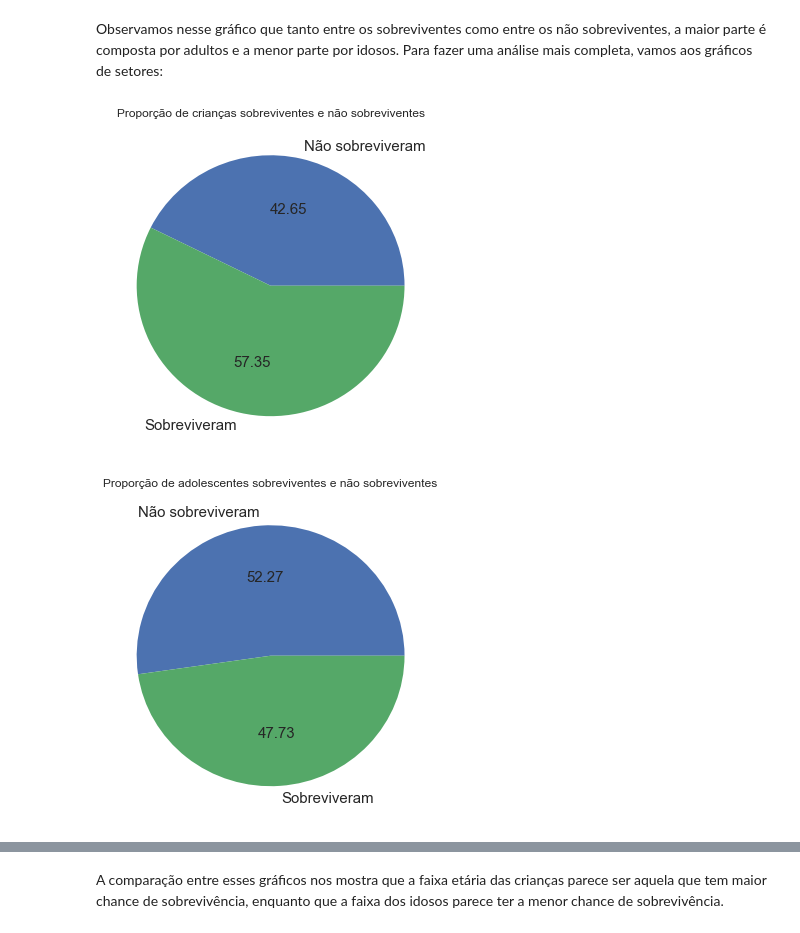
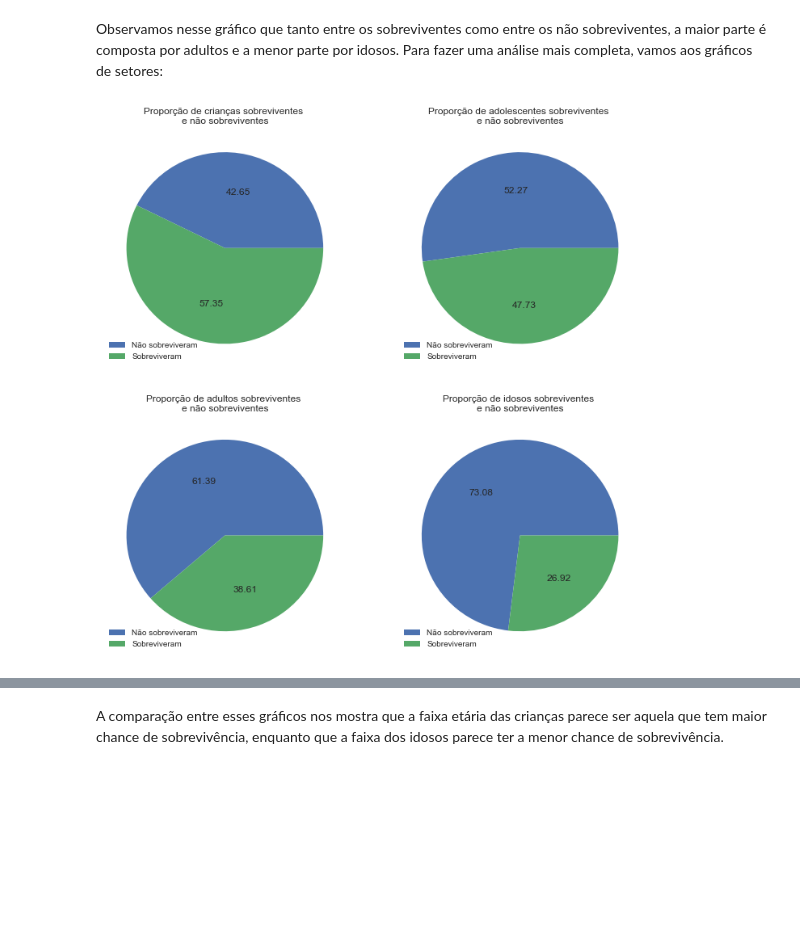
Before and after one commit to nadson12/Projeto_Titanic, a Jupyter notebook: titanic.ipynb, the cells around one changed output, grey strips where cells are left out. Cells and saved outputs as stored; diff of their text form; code cells hidden in the pictures; blank space fills up the shorter version.

```diff
--- a/titanic.ipynb
+++ b/titanic.ipynb
@@ -847,10 +891,6 @@ plot_comparation_bar(df_age, "AgeRange", "proportion", "bar")
 # %% [markdown]
 Observamos nesse gráfico que tanto entre os sobreviventes como entre os não sobreviventes, a maior parte é composta por adultos e a menor parte por idosos. Para fazer uma análise mais completa, vamos aos gráficos de setores:
 # %%
-plot_comparation_pie(df_age, "AgeRange", "child")
+plot_comparation_pie(df_age, "AgeRange")
 # %% [output]
-[figure, old version]
+[figure, new version]
-# %%
-plot_comparation_pie(df_age, "AgeRange", "teenage")
-# %% [output]
-[figure, removed]
```
Also changed, not shown: parts of 54 cells of this notebook, 1 other file.
